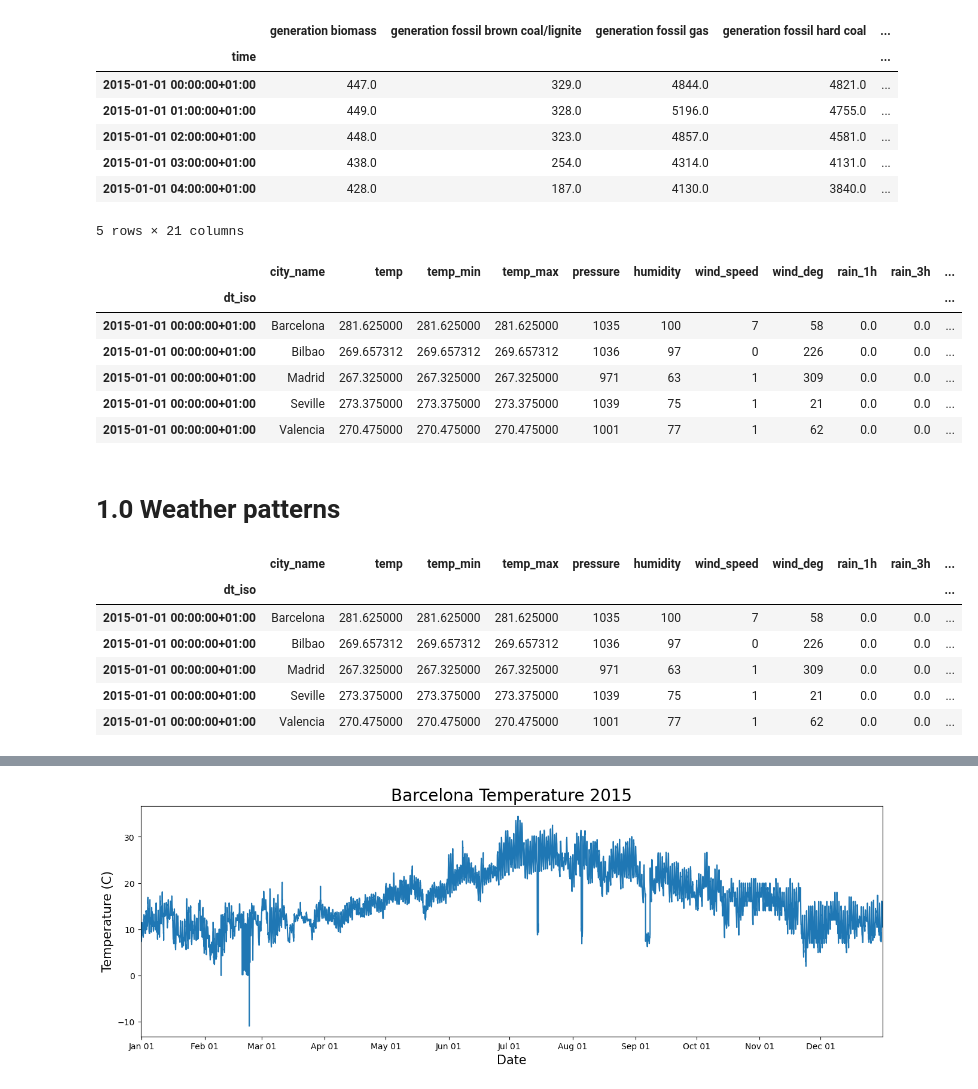
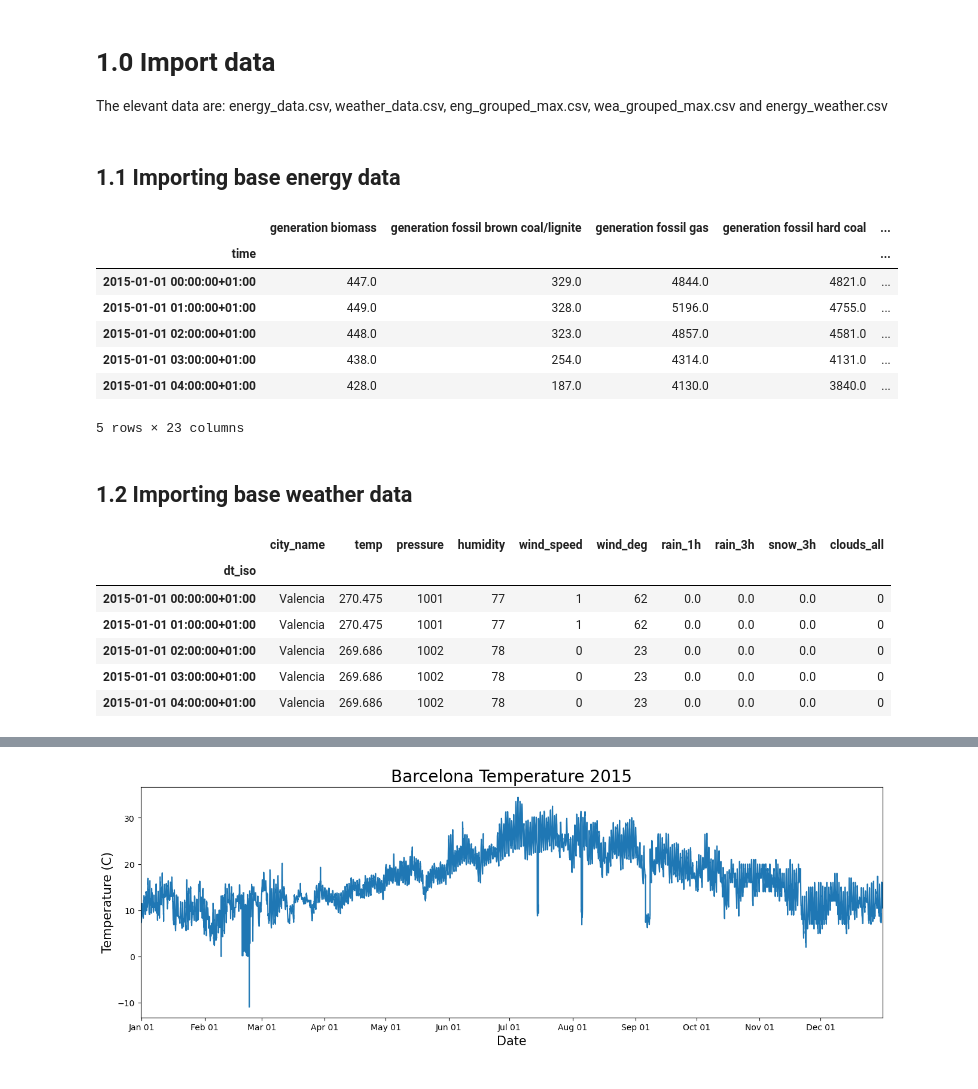
Before and after one commit to klagios/Capstone_02, a Jupyter notebook: Capstone_02_EDA.ipynb, the cells around one changed output, grey strips where cells are left out. Saved outputs shown, nothing was run; the diff lists cells and outputs as text; code cells hidden in the pictures.

Commit message:
resolved_merging_issue

```diff
--- a/Capstone_02_EDA.ipynb
+++ b/Capstone_02_EDA.ipynb
@@ -17,10 +17,19 @@ from pandas import concat
 from pandas import DataFrame
 from windrose import WindroseAxes
 import matplotlib.ticker as mtick
+# %% [markdown]
+# 1.0 Import data
+
+The elevant data are: energy_data.csv, weather_data.csv, eng_grouped_max.csv, wea_grouped_max.csv and energy_weather.csv
+# %% [markdown]
+## 1.1 Importing base energy data
 # %%
-#import saved data and convert to datetime object
+#Import data, convert to datetime in Madrid and set date as index
 energy_data = pd.read_csv("data/energy_data.csv")
 energy_data['time'] = pd.to_datetime(energy_data['time'], utc=True)
+#Convert to Madrid timezone
+energy_data.time = energy_data.time.dt.tz_convert('Europe/Madrid')
+
 energy_data.set_index('time', inplace=True)
 energy_data.head()
 # %% [output]
@@ -31,31 +40,22 @@ energy_data.head()
 | 2015-01-01 02:00:00+01:00 | 448.0 | 323.0 | 4857.0 | 4581.0 | ... |
 | 2015-01-01 03:00:00+01:00 | 438.0 | 254.0 | 4314.0 | 4131.0 | ... |
 | 2015-01-01 04:00:00+01:00 | 428.0 | 187.0 | 4130.0 | 3840.0 | ... |
-5 rows × 21 columns
+5 rows × 23 columns
+# %% [markdown]
+## 1.2 Importing base weather data
 # %%
-#Returning to issue of converting UTC to local time in Spain
+#Import data, convert to datetime in Madrid and set date as index
 weather_data = pd.read_csv("data/weather_data.csv")
 weather_data['dt_iso'] = pd.to_datetime(weather_data['dt_iso'], utc=True)
+#Convert to Madrid timezone
+weather_data.dt_iso = weather_data.dt_iso.dt.tz_convert('Europe/Madrid')
 weather_data.set_index('dt_iso', inplace=True)
 weather_data.head()
 # %% [output]
-|  | city_name | temp | temp_min | temp_max | pressure | humidity | wind_speed | wind_deg | rain_1h | rain_3h | ... |
-| dt_iso |  |  |  |  |  |  |  |  |  |  | ... |
-| 2015-01-01 00:00:00+01:00 | Barcelona | 281.625000 | 281.625000 | 281.625000 | 1035 | 100 | 7 | 58 | 0.0 | 0.0 | ... |
-| 2015-01-01 00:00:00+01:00 | Bilbao | 269.657312 | 269.657312 | 269.657312 | 1036 | 97 | 0 | 226 | 0.0 | 0.0 | ... |
-| 2015-01-01 00:00:00+01:00 | Madrid | 267.325000 | 267.325000 | 267.325000 | 971 | 63 | 1 | 309 | 0.0 | 0.0 | ... |
-| 2015-01-01 00:00:00+01:00 | Seville | 273.375000 | 273.375000 | 273.375000 | 1039 | 75 | 1 | 21 | 0.0 | 0.0 | ... |
-| 2015-01-01 00:00:00+01:00 | Valencia | 270.475000 | 270.475000 | 270.475000 | 1001 | 77 | 1 | 62 | 0.0 | 0.0 | ... |
+|  | city_name | temp | pressure | humidity | wind_speed | wind_deg | rain_1h | rain_3h | snow_3h | clouds_all |
+| dt_iso |  |  |  |  |  |  |  |  |  |  |
+| 2015-01-01 00:00:00+01:00 | Valencia | 270.475 | 1001 | 77 | 1 | 62 | 0.0 | 0.0 | 0.0 | 0 |
+| 2015-01-01 01:00:00+01:00 | Valencia | 270.475 | 1001 | 77 | 1 | 62 | 0.0 | 0.0 | 0.0 | 0 |
+| 2015-01-01 02:00:00+01:00 | Valencia | 269.686 | 1002 | 78 | 0 | 23 | 0.0 | 0.0 | 0.0 | 0 |
+| 2015-01-01 03:00:00+01:00 | Valencia | 269.686 | 1002 | 78 | 0 | 23 | 0.0 | 0.0 | 0.0 | 0 |
+| 2015-01-01 04:00:00+01:00 | Valencia | 269.686 | 1002 | 78 | 0 | 23 | 0.0 | 0.0 | 0.0 | 0 |
-# %% [markdown]
-# 1.0 Weather patterns
-# %%
-weather_data = weather_data.drop(columns=['temp_uneq'])
-weather_data.head()
-# %% [output]
-|  | city_name | temp | temp_min | temp_max | pressure | humidity | wind_speed | wind_deg | rain_1h | rain_3h | ... |
-| dt_iso |  |  |  |  |  |  |  |  |  |  | ... |
-| 2015-01-01 00:00:00+01:00 | Barcelona | 281.625000 | 281.625000 | 281.625000 | 1035 | 100 | 7 | 58 | 0.0 | 0.0 | ... |
-| 2015-01-01 00:00:00+01:00 | Bilbao | 269.657312 | 269.657312 | 269.657312 | 1036 | 97 | 0 | 226 | 0.0 | 0.0 | ... |
-| 2015-01-01 00:00:00+01:00 | Madrid | 267.325000 | 267.325000 | 267.325000 | 971 | 63 | 1 | 309 | 0.0 | 0.0 | ... |
-| 2015-01-01 00:00:00+01:00 | Seville | 273.375000 | 273.375000 | 273.375000 | 1039 | 75 | 1 | 21 | 0.0 | 0.0 | ... |
-| 2015-01-01 00:00:00+01:00 | Valencia | 270.475000 | 270.475000 | 270.475000 | 1001 | 77 | 1 | 62 | 0.0 | 0.0 | ... |
```
Also changed, not shown: parts of 34 cells of this notebook, 2 other files.
